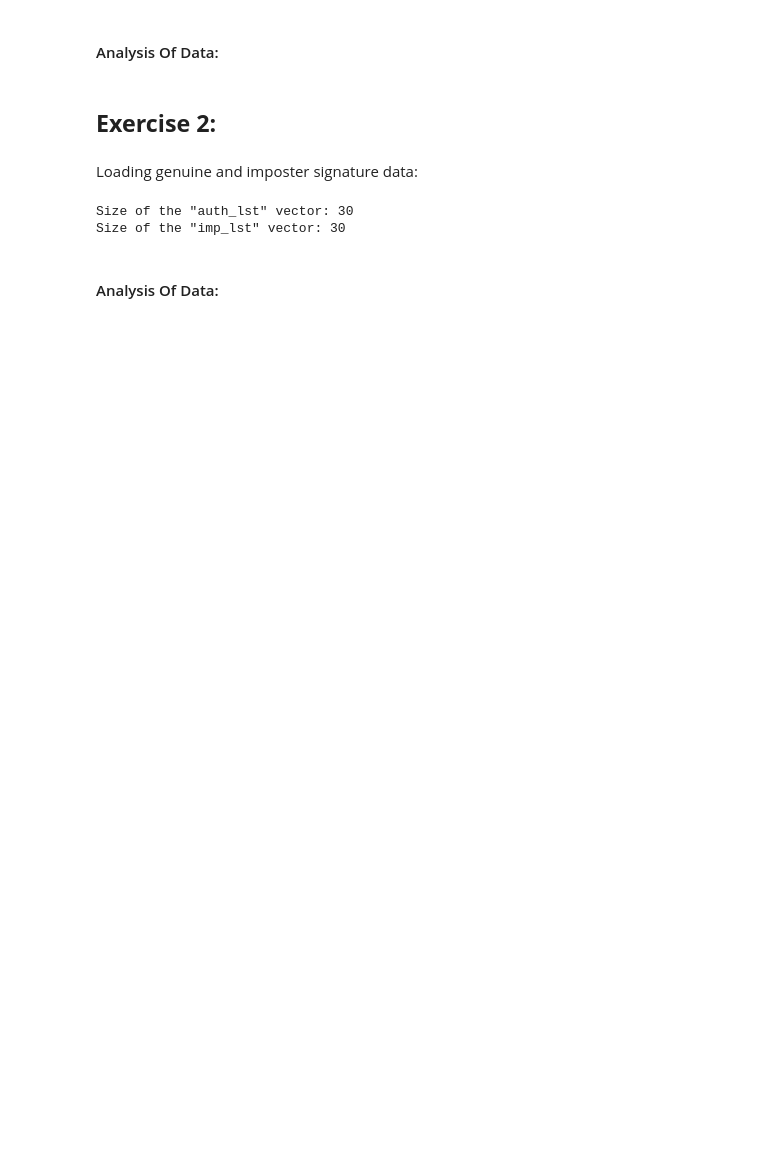
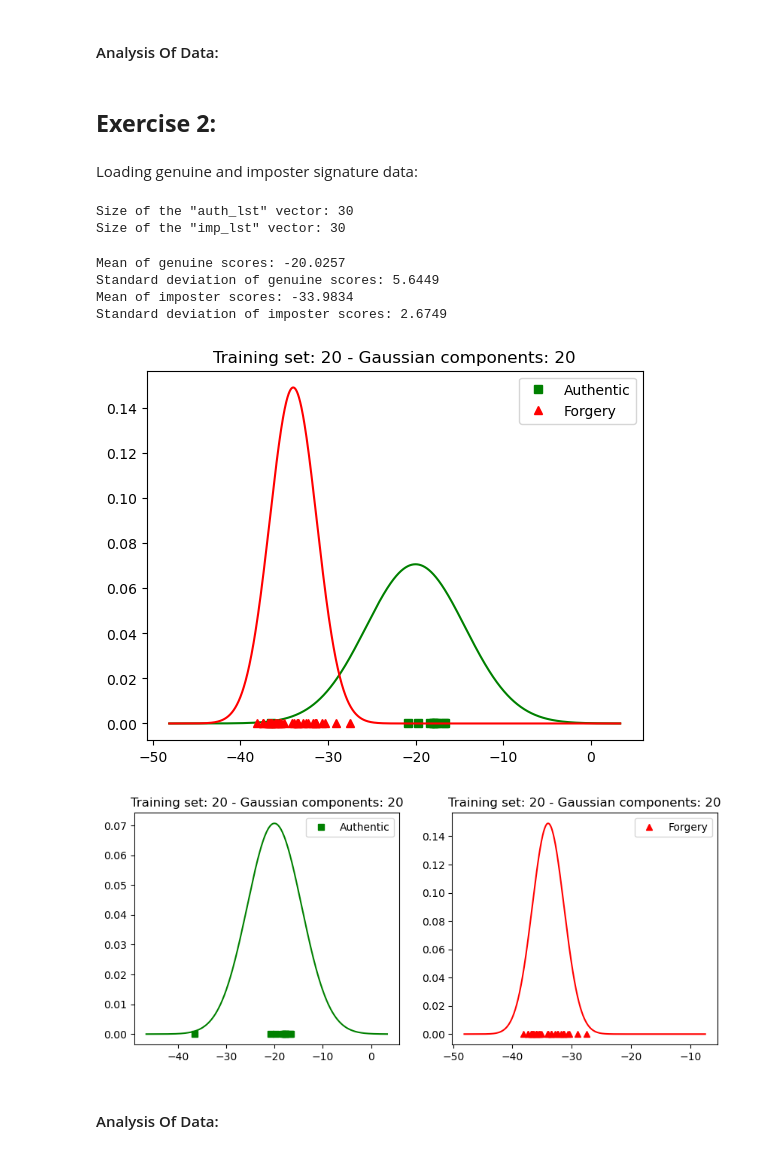
Before and after one commit to MushtabaA/ENCM509-Labs, a Jupyter notebook: Assignment 3/Lab03_Mushtaba_Al Yasseen_Usman_Khan_2024W.ipynb, the cells around one changed output. Cells and saved outputs as stored; diff of their text form; code cells hidden in the pictures; blank space fills up the shorter version.

```diff
--- a/Assignment 3/Lab03_Mushtaba_Al Yasseen_Usman_Khan_2024W.ipynb
+++ b/Assignment 3/Lab03_Mushtaba_Al Yasseen_Usman_Khan_2024W.ipynb
@@ -234,5 +234,14 @@ print('Size of the "imp_lst" vector: %d' % (len(imp_lst)))
 # %% [output]
 Size of the "auth_lst" vector: 30
 Size of the "imp_lst" vector: 30
+# %%
+GMM_distribution(auth_lst, imp_lst, 20, 20)
+# %% [output]
+Mean of genuine scores: -20.0257
+Standard deviation of genuine scores: 5.6449
+Mean of imposter scores: -33.9834
+Standard deviation of imposter scores: 2.6749
+[figure, added]
+[figure, added]
 # %% [markdown]
 #### Analysis Of Data:
```
Also changed, not shown: parts of 9 cells of this notebook, 1 other file.
